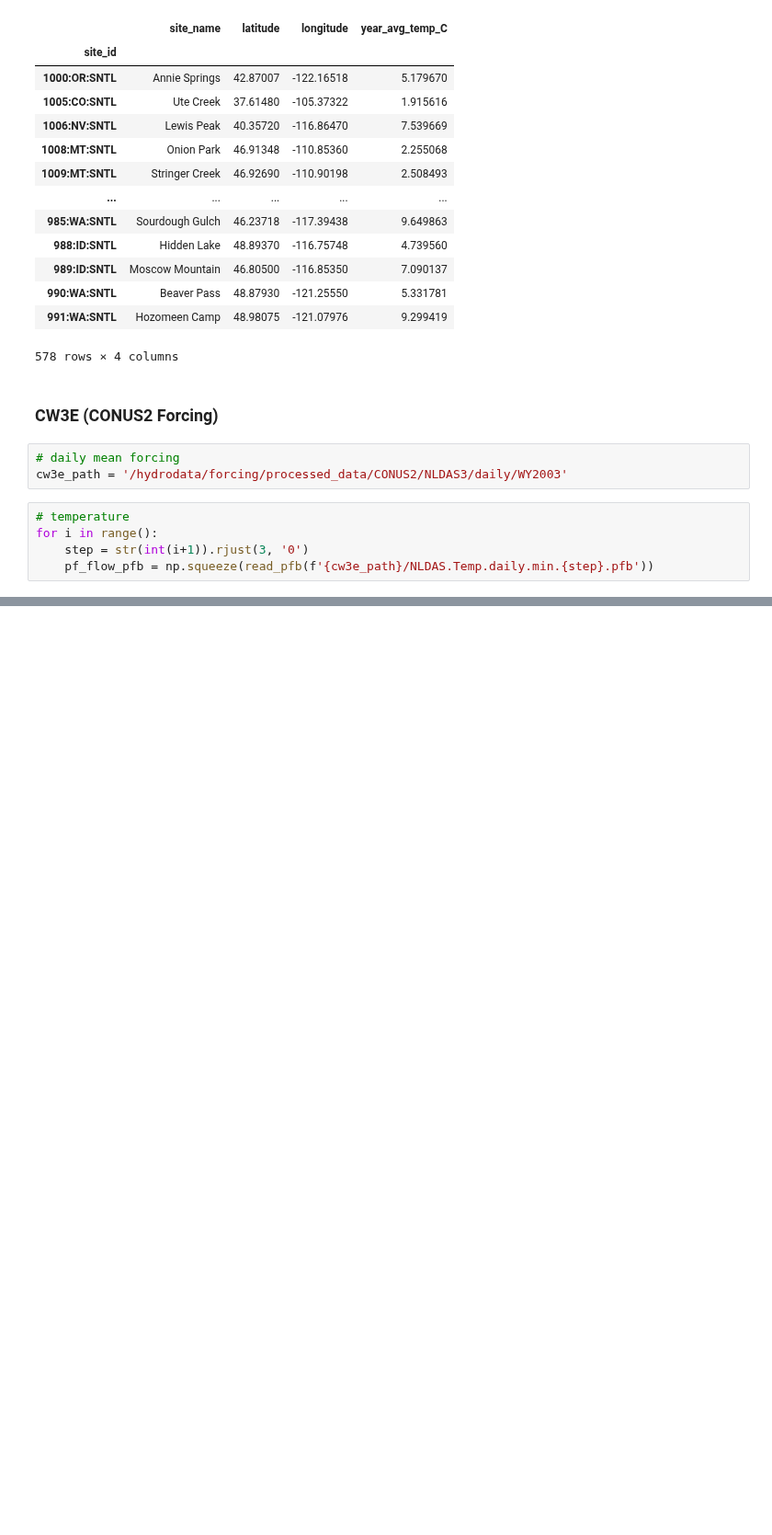
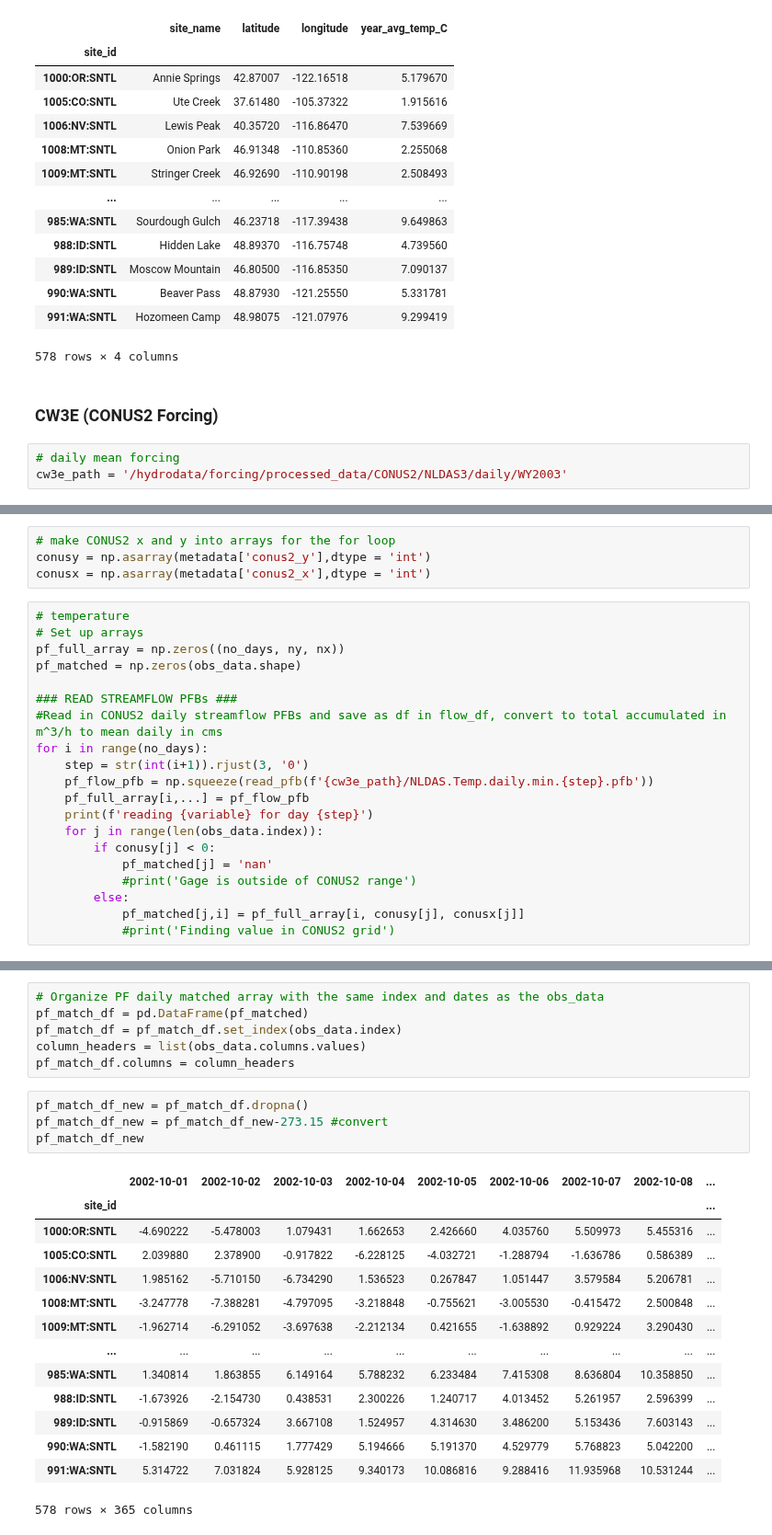
Before and after one commit to danielletijerina/PFCONUS2-analysis, a Jupyter notebook: scripts/Validation/SNOTEL/precip_temp/Temp_aggregate_observations.ipynb, the cells around one changed output, grey strips where cells are left out. Shown at 92% size. Saved outputs shown, nothing was run; the diff lists cells and outputs as text; blank space fills up the shorter version.

```diff
--- a/scripts/Validation/SNOTEL/precip_temp/Temp_aggregate_observations.ipynb
+++ b/scripts/Validation/SNOTEL/precip_temp/Temp_aggregate_observations.ipynb
@@ -143,8 +139,3 @@ stats_df
 # %%
 # daily mean forcing
 cw3e_path = '/hydrodata/forcing/processed_data/CONUS2/NLDAS3/daily/WY2003'
-# %%
-# temperature
-for i in range():
-    step = str(int(i+1)).rjust(3, '0')
-    pf_flow_pfb = np.squeeze(read_pfb(f'{cw3e_path}/NLDAS.Temp.daily.min.{step}.pfb'))
@@ -238,0 +142,24 @@ plt.title('Monthly mean WTD comparison, October WY2003 (m)')#,fontsize=20
+# %%
+# make CONUS2 x and y into arrays for the for loop
+conusy = np.asarray(metadata['conus2_y'],dtype = 'int')
+conusx = np.asarray(metadata['conus2_x'],dtype = 'int')
+# %%
+# temperature
+# Set up arrays
+pf_full_array = np.zeros((no_days, ny, nx))
+pf_matched = np.zeros(obs_data.shape)
+
+### READ STREAMFLOW PFBs ###
+#Read in CONUS2 daily streamflow PFBs and save as df in flow_df, convert to total accumulated in m^3/h to mean daily in cms
+for i in range(no_days):
+    step = str(int(i+1)).rjust(3, '0')
+    pf_flow_pfb = np.squeeze(read_pfb(f'{cw3e_path}/NLDAS.Temp.daily.min.{step}.pfb'))
+    pf_full_array[i,...] = pf_flow_pfb
+    print(f'reading {variable} for day {step}')
+    for j in range(len(obs_data.index)):
+        if conusy[j] < 0:
+            pf_matched[j] = 'nan'
+            #print('Gage is outside of CONUS2 range')
+        else:
+            pf_matched[j,i] = pf_full_array[i, conusy[j], conusx[j]]
+            #print('Finding value in CONUS2 grid')
@@ -238,0 +184,25 @@ plt.title('Monthly mean WTD comparison, October WY2003 (m)')#,fontsize=20
+# %%
+# Organize PF daily matched array with the same index and dates as the obs_data
+pf_match_df = pd.DataFrame(pf_matched)
+pf_match_df = pf_match_df.set_index(obs_data.index)
+column_headers = list(obs_data.columns.values)
+pf_match_df.columns = column_headers
+# %%
+pf_match_df_new = pf_match_df.dropna()
+pf_match_df_new = pf_match_df_new-273.15 #convert
+pf_match_df_new
+# %% [output]
+|  | 2002-10-01 | 2002-10-02 | 2002-10-03 | 2002-10-04 | 2002-10-05 | 2002-10-06 | 2002-10-07 | 2002-10-08 | ... |
+| site_id |  |  |  |  |  |  |  |  | ... |
+| 1000:OR:SNTL | -4.690222 | -5.478003 | 1.079431 | 1.662653 | 2.426660 | 4.035760 | 5.509973 | 5.455316 | ... |
+| 1005:CO:SNTL | 2.039880 | 2.378900 | -0.917822 | -6.228125 | -4.032721 | -1.288794 | -1.636786 | 0.586389 | ... |
+| 1006:NV:SNTL | 1.985162 | -5.710150 | -6.734290 | 1.536523 | 0.267847 | 1.051447 | 3.579584 | 5.206781 | ... |
+| 1008:MT:SNTL | -3.247778 | -7.388281 | -4.797095 | -3.218848 | -0.755621 | -3.005530 | -0.415472 | 2.500848 | ... |
+| 1009:MT:SNTL | -1.962714 | -6.291052 | -3.697638 | -2.212134 | 0.421655 | -1.638892 | 0.929224 | 3.290430 | ... |
+| ... | ... | ... | ... | ... | ... | ... | ... | ... | ... |
+| 985:WA:SNTL | 1.340814 | 1.863855 | 6.149164 | 5.788232 | 6.233484 | 7.415308 | 8.636804 | 10.358850 | ... |
+| 988:ID:SNTL | -1.673926 | -2.154730 | 0.438531 | 2.300226 | 1.240717 | 4.013452 | 5.261957 | 2.596399 | ... |
+| 989:ID:SNTL | -0.915869 | -0.657324 | 3.667108 | 1.524957 | 4.314630 | 3.486200 | 5.153436 | 7.603143 | ... |
+| 990:WA:SNTL | -1.582190 | 0.461115 | 1.777429 | 5.194666 | 5.191370 | 4.529779 | 5.768823 | 5.042200 | ... |
+| 991:WA:SNTL | 5.314722 | 7.031824 | 5.928125 | 9.340173 | 10.086816 | 9.288416 | 11.935968 | 10.531244 | ... |
+578 rows × 365 columns
```
Also changed, not shown: parts of 53 cells of this notebook, 3 other files.
